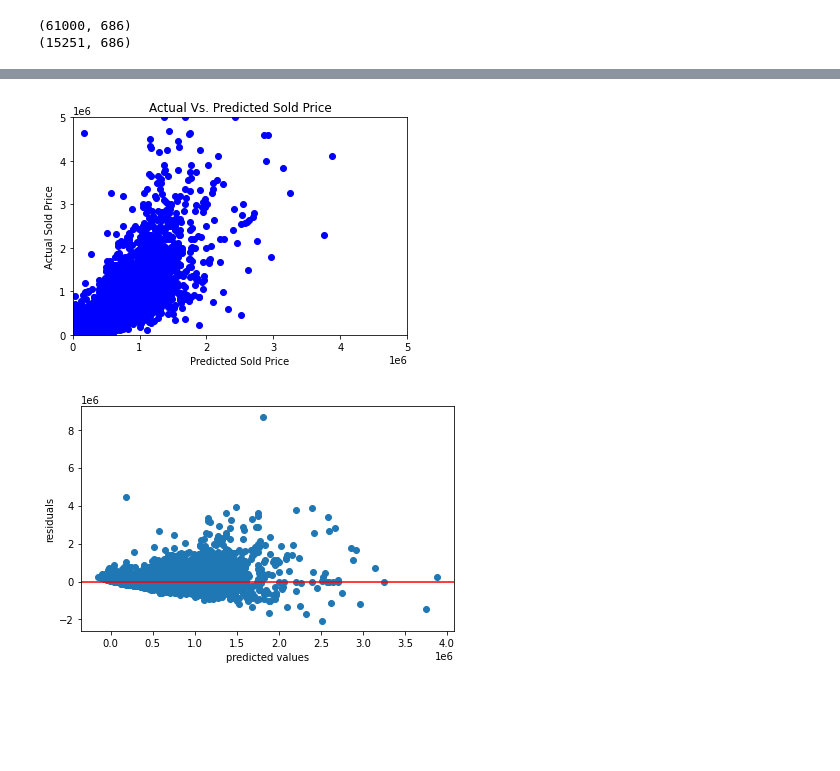
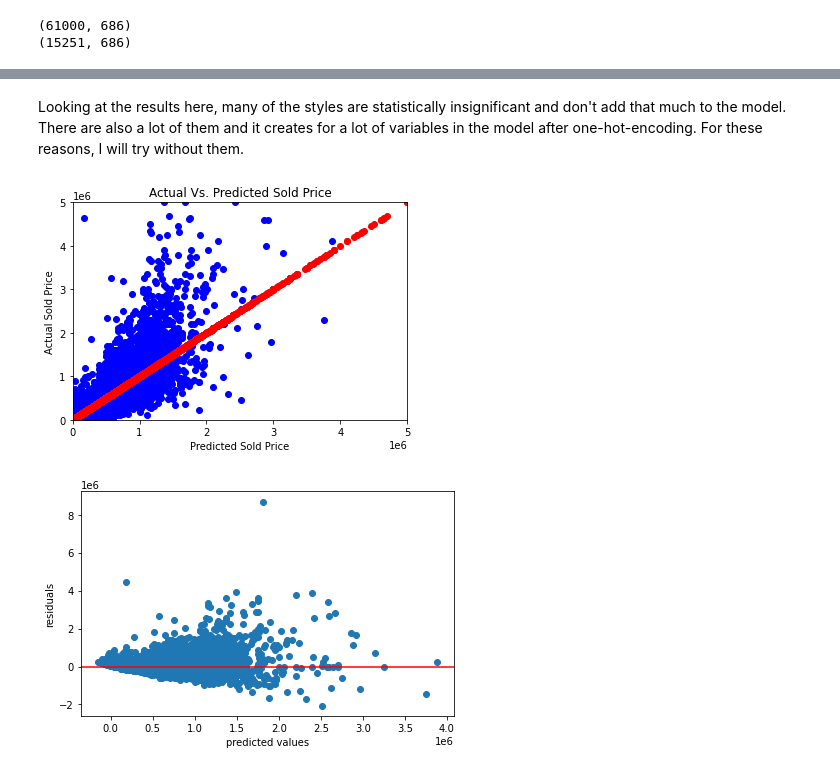
Before and after one commit to DATA-606-SPRING-2022/Zach_DATA606, a Jupyter notebook: Notebooks/ML_Analysis.ipynb, the cells around one changed output, grey strips where cells are left out. Drawn from its saved outputs; the diff is of its cells as text; code cells hidden in the pictures; blank space fills up the shorter version.

```diff
--- a/Notebooks/ML_Analysis.ipynb
+++ b/Notebooks/ML_Analysis.ipynb
@@ -327,22 +333,25 @@ Notes:
 [1] Standard Errors assume that the covariance matrix of the errors is correctly specified.
 [2] The smallest eigenvalue is 5.62e-32. This might indicate that there are
 strong multicollinearity problems or that the design matrix is singular.
+# %% [markdown]
+Looking at the results here, many of the styles are statistically insignificant and don't add that much to the model.  There are also a lot of them and it creates for a lot of variables in the model after one-hot-encoding.  For these reasons, I will try without them.
 # %%
-#plt.scatter(y, y, color = 'red')
+# Scatter plot of the actual vs predicted sold prices
 plt.scatter(res.predict(X), y, color = 'blue')
+plt.scatter(y, y, color = 'red')
 plt.title('Actual Vs. Predicted Sold Price')
 plt.xlim(0, 5000000)
 plt.ylim(0, 5000000)
 plt.xlabel('Predicted Sold Price')
 plt.ylabel('Actual Sold Price')
 plt.show()
 
 #plot.scatter(xTrain, yTrain, color = 'red')
 #plot.plot(xTrain, linearRegressor.predict(xTrain), color = 'blue')
 #plot.title('Salary vs Experience (Training set)')
 #plot.xlabel('Years of Experience')
 #plot.ylabel('Salary')
 #plot.show()
 # %% [output]
-[figure, old version]
+[figure, new version]
 # %%
```
Also changed, not shown: parts of 57 cells of this notebook, 3 other files.
